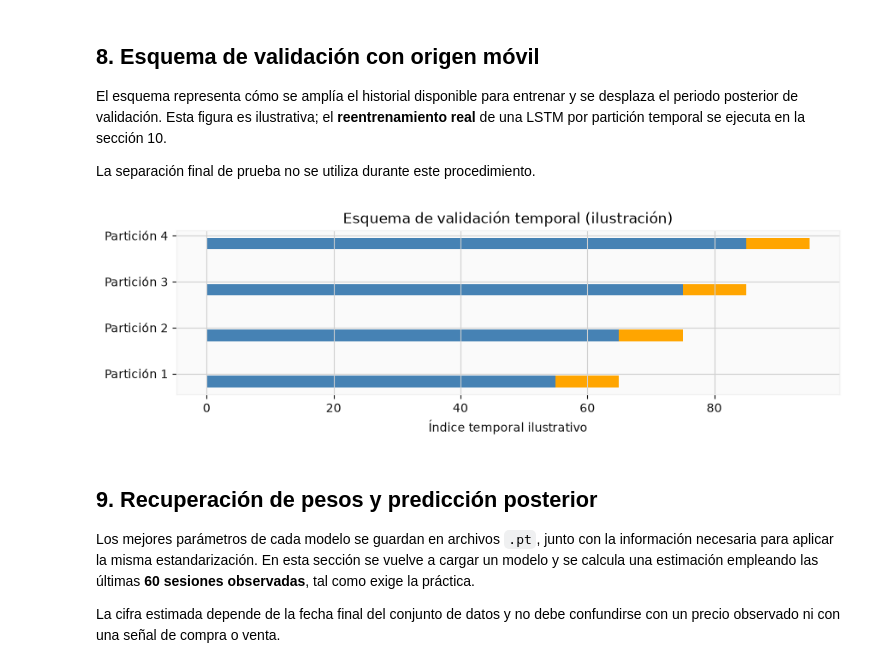
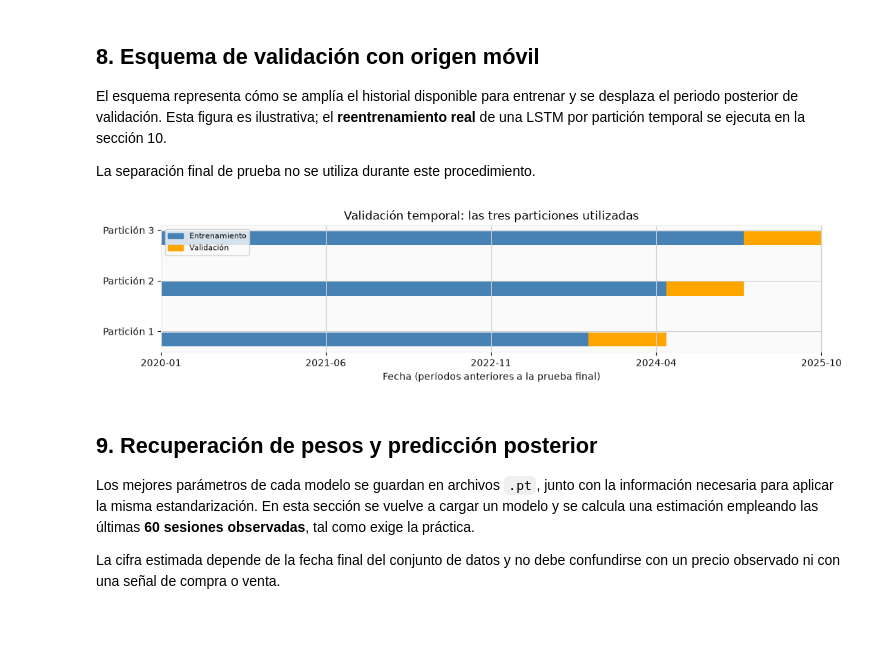
Before and after one commit to gaballs05/Time-Series-Stock-Forecasting-with-RNNs-LSTMs-GRUs, a Jupyter notebook: stock_forecasting_executed.ipynb, the cells around one changed output. Cells and saved outputs as stored; diff of their text form; code cells hidden in the pictures; blank space fills up the shorter version.

```diff
--- a/stock_forecasting_executed.ipynb
+++ b/stock_forecasting_executed.ipynb
@@ -239,13 +249,24 @@ plot_acf(res,lags=min(30,len(res)//3)); plt.title('Autocorrelación de los resid
 El esquema representa cómo se amplía el historial disponible para entrenar y se desplaza el periodo posterior de validación. Esta figura es ilustrativa; el **reentrenamiento real** de una LSTM por partición temporal se ejecuta en la sección 10.
 
 La separación final de prueba no se utiliza durante este procedimiento.
-# %%
-fig,ax=plt.subplots(figsize=(10,2.5))
-for i in range(4):
-    ax.broken_barh([(0,55+10*i)],(i-.3,.25),facecolors='steelblue'); ax.broken_barh([(55+10*i,10)],(i-.3,.25),facecolors='orange')
-ax.set_yticks(range(4),[f'Partición {i+1}' for i in range(4)]); ax.set_xlabel('Índice temporal ilustrativo'); ax.set_title('Esquema de validación temporal (ilustración)'); plt.show()
-# %% [output]
-[figure, removed]
+# %%
+from matplotlib.patches import Patch
+fig,ax=plt.subplots(figsize=(11,2.8))
+fold_edges=np.linspace(int(len(df)*.55),b,4,dtype=int)
+for i in range(3):
+    train_end=int(fold_edges[i]); valid_end=int(fold_edges[i+1])
+    ax.broken_barh([(0,train_end)],(i-.3,.28),facecolors='steelblue')
+    ax.broken_barh([(train_end,valid_end-train_end)],(i-.3,.28),facecolors='orange')
+ax.set_yticks(range(3),[f'Partición {i+1}' for i in range(3)])
+tick_idx=np.linspace(0,b-1,5,dtype=int)
+ax.set_xticks(tick_idx,[df.index[t].strftime('%Y-%m') for t in tick_idx])
+ax.set_xlim(0,b)
+ax.set_xlabel('Fecha (periodos anteriores a la prueba final)')
+ax.set_title('Validación temporal: las tres particiones utilizadas')
+ax.legend(handles=[Patch(color='steelblue',label='Entrenamiento'),Patch(color='orange',label='Validación')],loc='upper left',fontsize=8)
+plt.tight_layout(); plt.show()
+# %% [output]
+[figure, added]
 # %% [markdown]
 ## 9. Recuperación de pesos y predicción posterior
 
```
Also changed, not shown: parts of 6 cells of this notebook.
